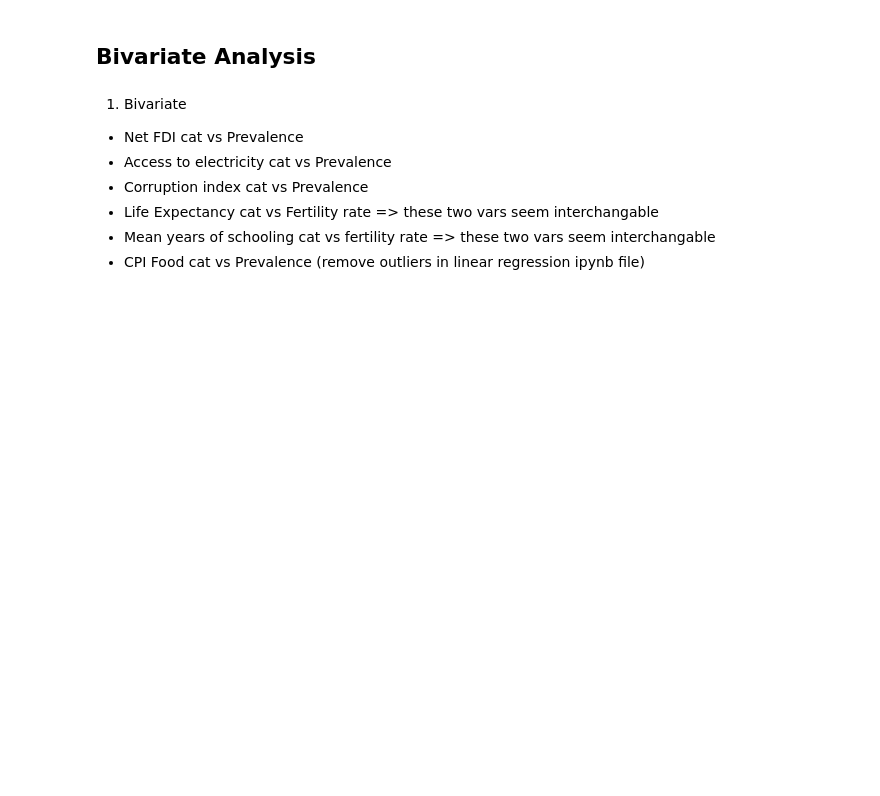
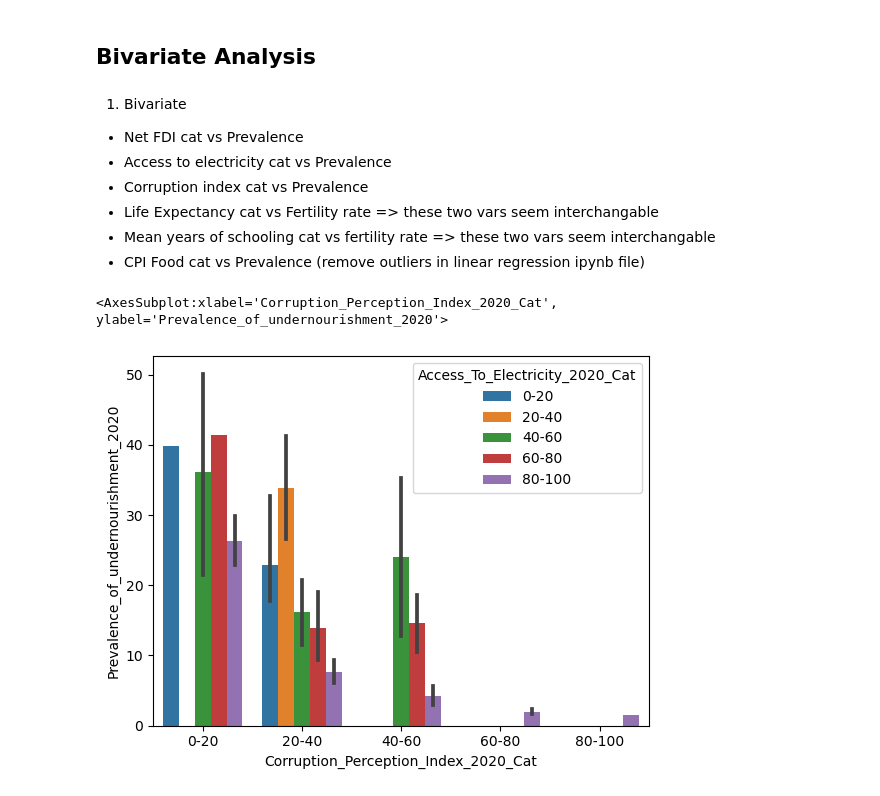
Before and after one commit to Sean2309/10.020_DataDrivenWorld_2D_Project-, a Jupyter notebook: Code/EDA/eda_viz.ipynb, the cells around one changed output. Cells and saved outputs as stored; diff of their text form; code cells hidden in the pictures; blank space fills up the shorter version.

```diff
--- a/Code/EDA/eda_viz.ipynb
+++ b/Code/EDA/eda_viz.ipynb
@@ -568,3 +566,8 @@ plot_transposed_df_bivariate_no_hue(df_in=df_all_processed_1, save_dest="Transpo
 
 ## CPI Food Cat vs Prevalence
 plot_transposed_df_bivariate_no_hue(df_in=df_all_processed_1, save_dest="Transposed/x_CPI_Food",cols_dict=cols_dict, key="CPI_Food", x="Prevalence_of_undernourishment")
+# %%
+sns.barplot(data=df_all_processed_1, x="Corruption_Perception_Index_2020_Cat", y="Prevalence_of_undernourishment_2020", hue="Access_To_Electricity_2020_Cat")
+# %% [output]
+<AxesSubplot:xlabel='Corruption_Perception_Index_2020_Cat', ylabel='Prevalence_of_undernourishment_2020'>
+[figure, added]
```
Also changed, not shown: parts of 2 cells of this notebook, 1 other file.
